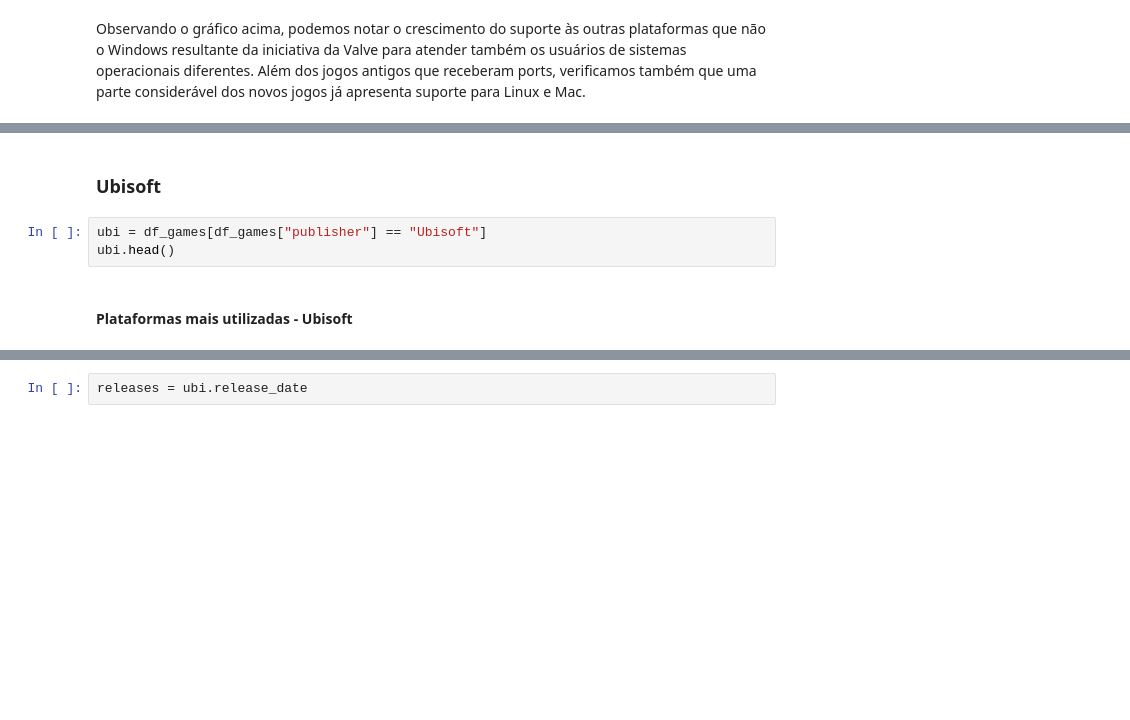
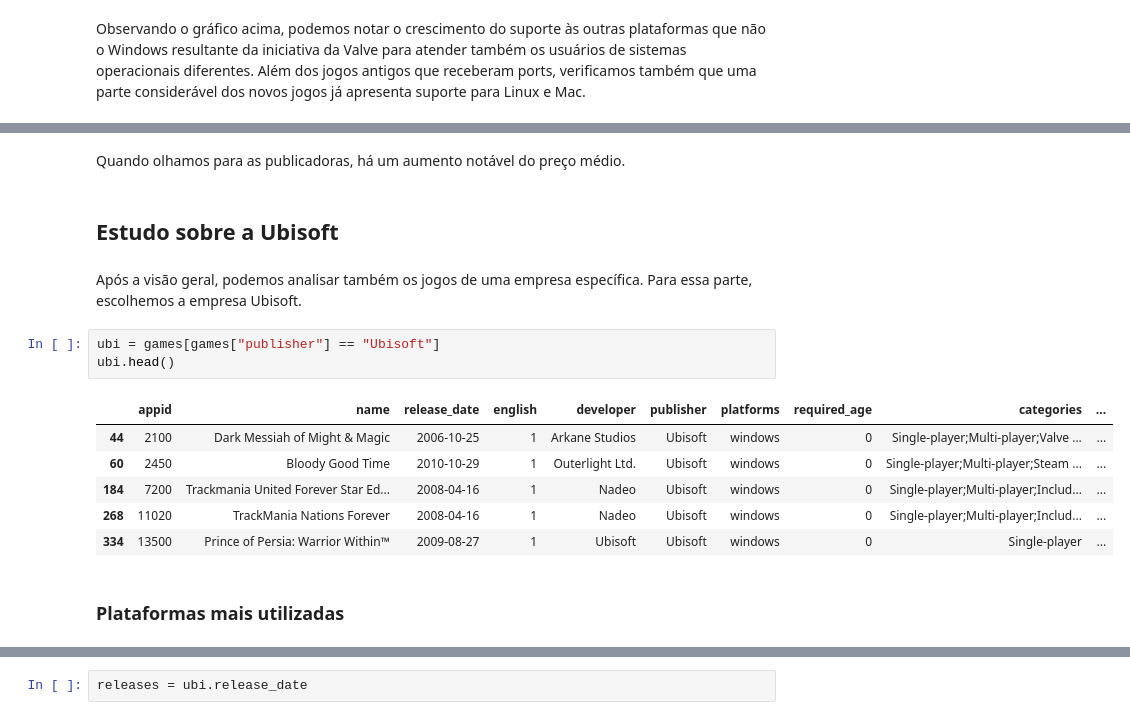
Before and after one commit to nickfsoares/Data_mining, a Jupyter notebook: 1_SteamStoreGames/SteamStoreGames.ipynb, the cells around one changed output, grey strips where cells are left out. Cells and saved outputs as stored; diff of their text form; blank space fills up the shorter version.

```diff
--- a/1_SteamStoreGames/SteamStoreGames.ipynb
+++ b/1_SteamStoreGames/SteamStoreGames.ipynb
@@ -344,9 +352,20 @@ plt.show()
+# %% [markdown]
+Quando olhamos para as publicadoras, há um aumento notável do preço médio.
 # %% [markdown]
-### Ubisoft
+## Estudo sobre a Ubisoft
+# %% [markdown]
+Após a visão geral, podemos analisar também os jogos de uma empresa específica. Para essa parte, escolhemos a empresa Ubisoft.
 # %%
-ubi = df_games[df_games["publisher"] == "Ubisoft"]
+ubi = games[games["publisher"] == "Ubisoft"]
 ubi.head()
+# %% [output]
+|  | appid | name | release_date | english | developer | publisher | platforms | required_age | categories | ... |
+| 44 | 2100 | Dark Messiah of Might & Magic | 2006-10-25 | 1 | Arkane Studios | Ubisoft | windows | 0 | Single-player;Multi-player;Valve ... | ... |
+| 60 | 2450 | Bloody Good Time | 2010-10-29 | 1 | Outerlight Ltd. | Ubisoft | windows | 0 | Single-player;Multi-player;Steam ... | ... |
+| 184 | 7200 | Trackmania United Forever Star Ed... | 2008-04-16 | 1 | Nadeo | Ubisoft | windows | 0 | Single-player;Multi-player;Includ... | ... |
+| 268 | 11020 | TrackMania Nations Forever | 2008-04-16 | 1 | Nadeo | Ubisoft | windows | 0 | Single-player;Multi-player;Includ... | ... |
+| 334 | 13500 | Prince of Persia: Warrior Within™ | 2009-08-27 | 1 | Ubisoft | Ubisoft | windows | 0 | Single-player | ... |
 # %% [markdown]
-#### Plataformas mais utilizadas - Ubisoft
+### Plataformas mais utilizadas
 # %%
 sns.countplot(ubi.platforms)
```
Also changed, not shown: parts of 51 cells of this notebook.
